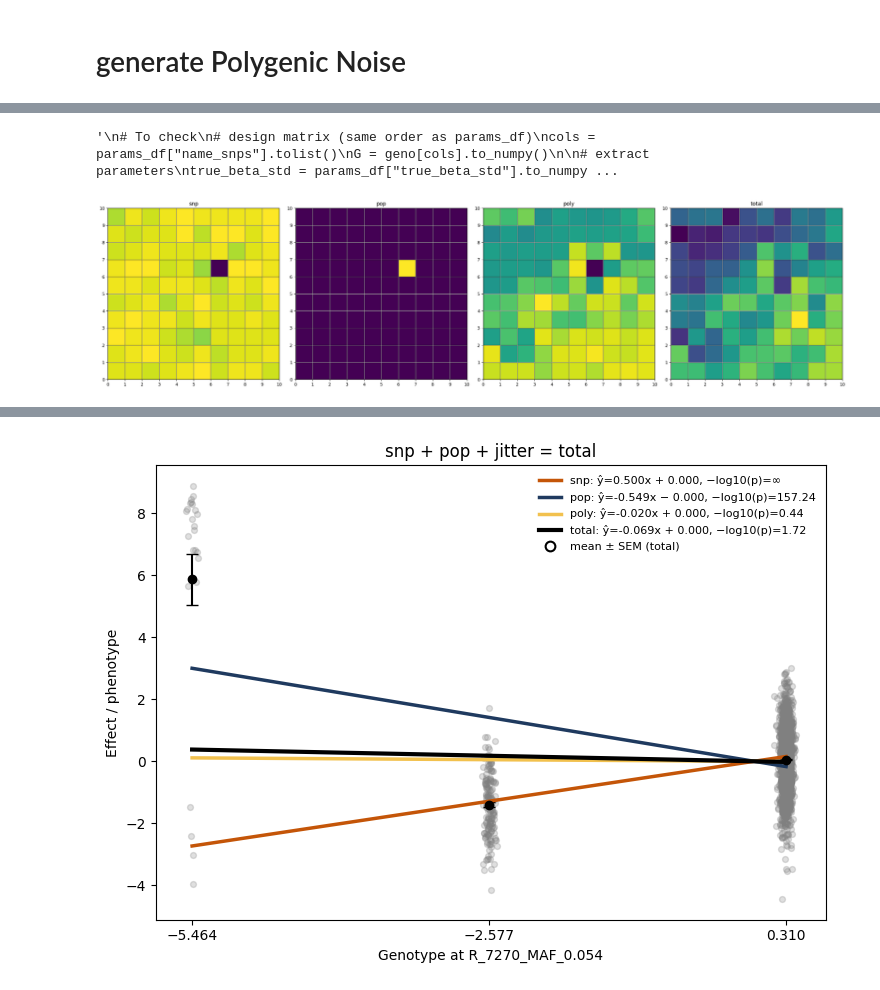
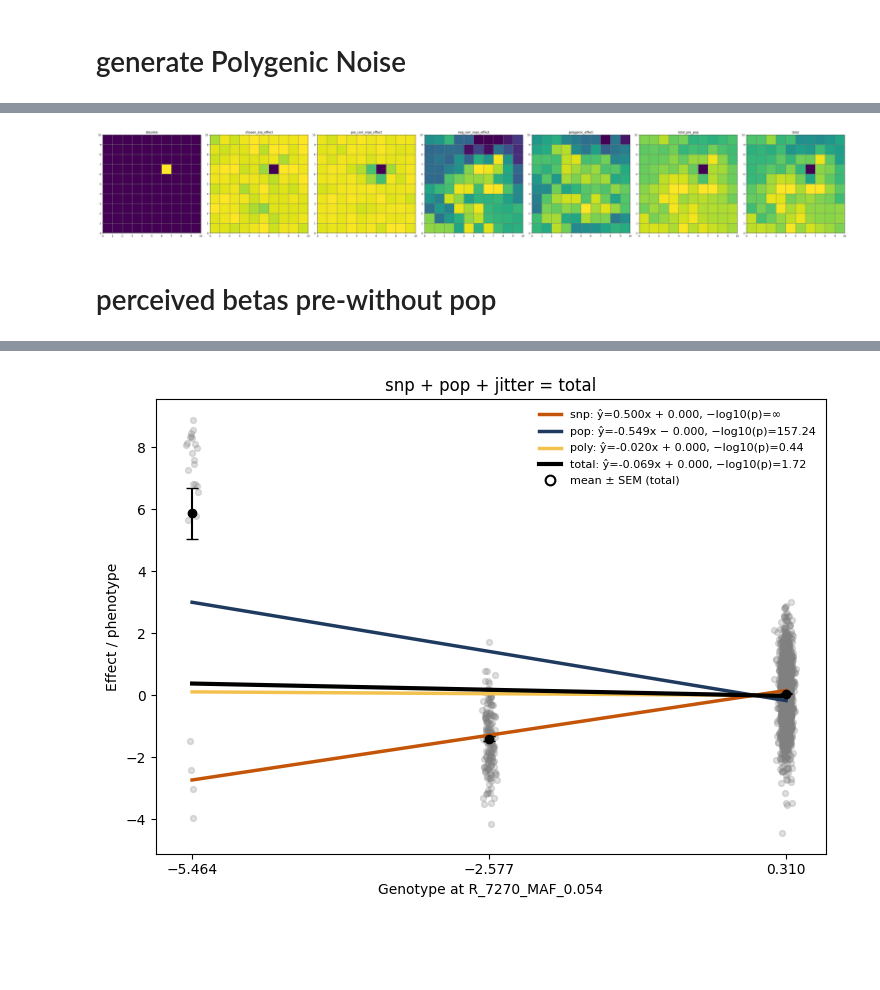
Before and after one commit to mat2m10/chasm, a Jupyter notebook: notebooks/coalescence_simulation_notebooks/proof_of_concept.ipynb, the cells around one changed output, grey strips where cells are left out. Cells and saved outputs as stored; diff of their text form; code cells hidden in the pictures; blank space fills up the shorter version.

Commit message:
added polygenic snps

```diff
--- a/notebooks/coalescence_simulation_notebooks/proof_of_concept.ipynb
+++ b/notebooks/coalescence_simulation_notebooks/proof_of_concept.ipynb
@@ -191,20 +85,0 @@ g_noise, params_polygenic_noise, is_causal = (
-# %%
-"""
-# To check
-# design matrix (same order as params_df)
-cols = params_df["name_snps"].tolist()
-G = geno[cols].to_numpy()
-
-# extract parameters
-true_beta_std = params_df["true_beta_std"].to_numpy()
-true_intercept_std = params_df.attrs["true_intercept_std"]
-
-# exact reconstruction check
-np.allclose(
-    g_noise,
-    G @ true_beta_std + true_intercept_std,
-    atol=1e-6,
-)
-"""
-# %% [output]
-'\n# To check\n# design matrix (same order as params_df)\ncols = params_df["name_snps"].tolist()\nG = geno[cols].to_numpy()\n\n# extract parameters\ntrue_beta_std = params_df["true_beta_std"].to_numpy ...
@@ -216,0 +86,40 @@ effects['total'] = effects['total_pre_pop']+effects['pop']
+# %%
+chosen_snp = chosen_snp
+effect_chosen_snp = 1
+chosen_bias = chosen_bias
+effect_bias = 1
+qty_neg_correlated_with_chosen_snp = 6
+effect_neg_corrs = 1
+qty_pos_correlated_with_chosen_snp = 6
+effect_pos_corrs = 1
+percentage_of_polygenic_snps = 20
+effect_poly_snps = 1
+
+# effect for the chosen causal snp
+pheno['chosen_snp_effect'] = geno[chosen_snp]*effect_chosen_snp
+# effect for the most correlared snps
+neg_corr_snps = list(corr_df_sorted.tail(qty_neg_correlated_with_chosen_snp)['snp'])
+pos_corr_snps = list(corr_df_sorted.head(qty_pos_correlated_with_chosen_snp)['snp'])
+
+pheno['neg_corr_snps_effect'] = 0
+pheno['pos_corr_snps_effect'] = 0
+for snp in neg_corr_snps:
+    pheno['neg_corr_snps_effect'] += geno[snp]*effect_neg_corrs
+for snp in pos_corr_snps:
+    pheno['pos_corr_snps_effect'] += geno[snp]*effect_pos_corrs
+
+nr_of_snps_to_select = int((geno.shape[1]*percentage_of_polygenic_snps)/100)
+excluded_snps = set([chosen_snp]) | set(neg_corr_snps) | set(pos_corr_snps)
+candidate_snps = [snp for snp in geno.columns if snp not in excluded_snps]
+if nr_of_snps_to_select > len(candidate_snps):
+    raise ValueError("Not enough candidate SNPs to sample from.")
+selected_poly_snps = random.sample(candidate_snps, nr_of_snps_to_select)
+
+pheno['polygenic_effect'] = 0
+per_snp_effect = effect_poly_snps / nr_of_snps_to_select
+
+for snp in selected_poly_snps:
+    pheno['polygenic_effect'] += geno[snp] * per_snp_effect
+
+pheno['total_pre_pop'] = pheno["chosen_snp_effect"] + pheno["pos_corr_snps_effect"] + pheno["neg_corr_snps_effect"] + pheno["polygenic_effect"]
+pheno['total'] = pheno[chosen_bias] + pheno['total_pre_pop']
@@ -217,6 +170,8 @@ effects['total'] = effects['total_pre_pop']+effects['pop']
 # %%
-cols = ["snp", "pop", "poly", "total"]
-plot_effects(pheno, effects,cols)
+cols = [chosen_bias, "chosen_snp_effect", "pos_corr_snps_effect", "neg_corr_snps_effect","polygenic_effect","total_pre_pop","total"]
+plot_effects(pheno,cols)
 # %% [output]
-[figure, old version]
+[figure, new version]
+# %% [markdown]
+# perceived betas pre-without pop
 # %%
```
Also changed, not shown: parts of 66 cells of this notebook, 1 other file.
